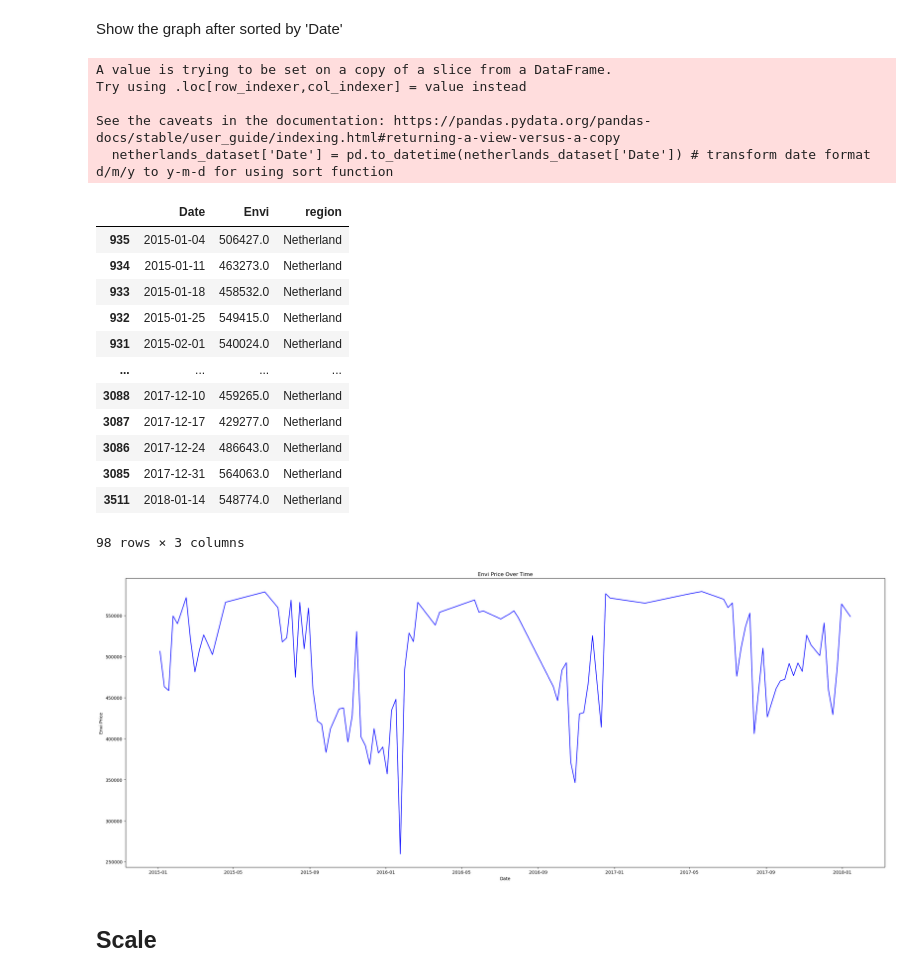
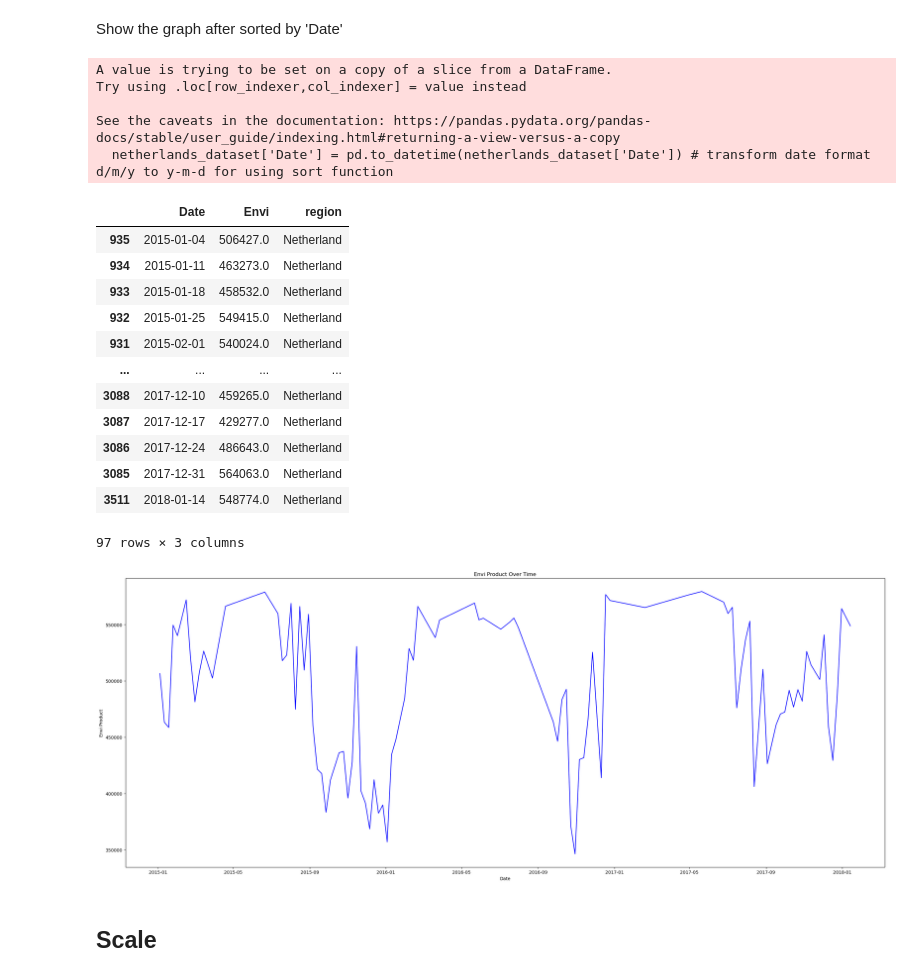
Before and after one commit to MaiWittawat/miniproject2-ai, a Jupyter notebook: envi/code.ipynb, the cells around one changed output. Drawn from its saved outputs; the diff is of its cells as text; code cells hidden in the pictures.

```diff
--- a/envi/code.ipynb
+++ b/envi/code.ipynb
@@ -48,7 +48,8 @@ dtype: int64
 # %% [markdown]
 # Filter samples have over range
 # %%
-netherlands_dataset = netherlands_dataset[netherlands_dataset['Envi'] <= 580000] # best 580000
+# netherlands_dataset = netherlands_dataset[netherlands_dataset['Envi'] >= 300000] # best 580000
+netherlands_dataset = netherlands_dataset[netherlands_dataset['Envi'].between(300000, 580000)]
 netherlands_dataset
 # %% [output]
 |  | Date | Envi | region |
@@ -129,24 +130,24 @@ See the caveats in the documentation: https://pandas.pydata.org/pandas-docs/stab
 | 3086 | 2017-12-24 | 486643.0 | Netherland |
 | 3085 | 2017-12-31 | 564063.0 | Netherland |
 | 3511 | 2018-01-14 | 548774.0 | Netherland |
-98 rows × 3 columns
+97 rows × 3 columns
 # %%
 # graph size
 plt.figure(figsize=(25, 10))
 plt.plot(netherlands_dataset['Date'], netherlands_dataset['Envi'], color='b')
 
 plt.xlabel('Date')
 
-plt.ylabel('Envi Price')
+plt.ylabel('Envi Product')
 # plt.yscale('log') # set log scale
 
-plt.title('Envi Price Over Time')
+plt.title('Envi Product Over Time')
 # plt.xticks(rotation=90, fontsize=10)
 plt.tight_layout()
 
 plt.show()
 # %% [output]
-[figure, old version]
+[figure, new version]
 # %% [markdown]
 ## Scale
 # %% [markdown]
```
Also changed, not shown: parts of 19 cells of this notebook, 4 other files.
